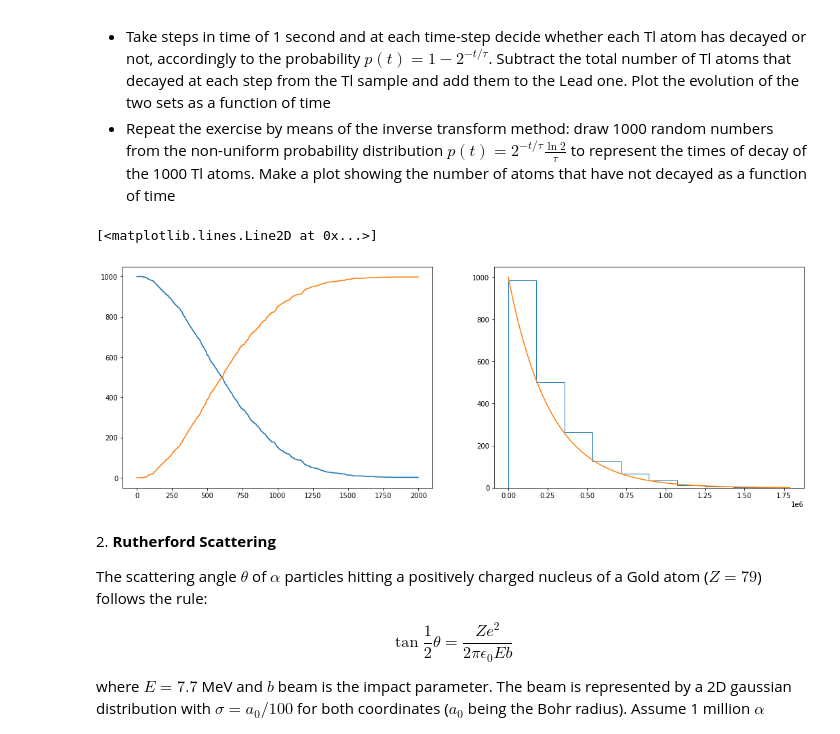
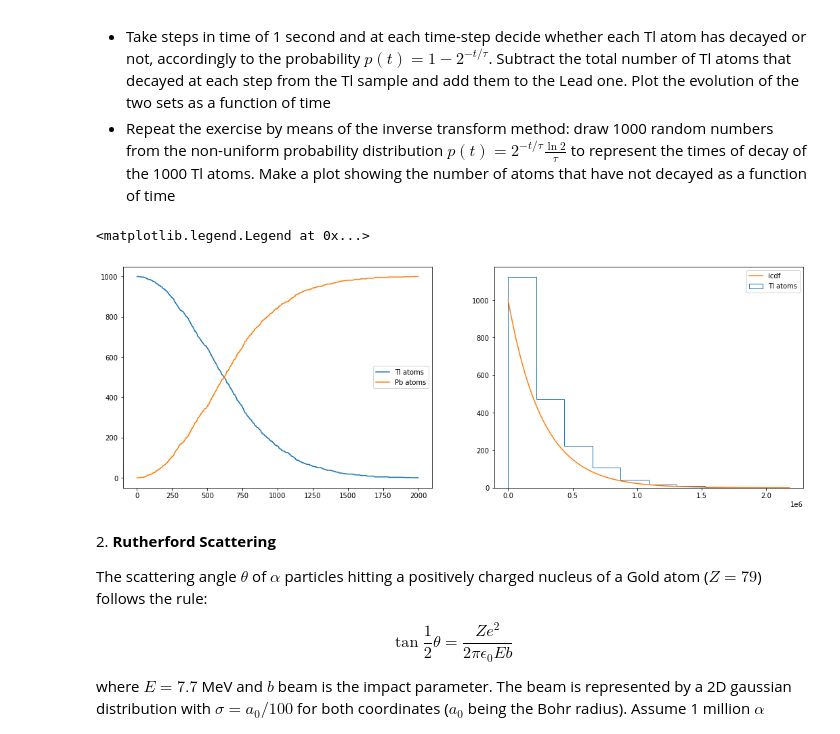
Before and after one commit to donaldssh/LaboratoryOfComputationalPhysics_Y3, a Jupyter notebook: 08ex_MonteCarlo.ipynb, the cells around one changed output. Saved outputs shown, nothing was run; the diff lists cells and outputs as text; code cells hidden in the pictures.

```diff
--- a/08ex_MonteCarlo.ipynb
+++ b/08ex_MonteCarlo.ipynb
@@ -17,39 +17,37 @@ tl_atoms = [N]
 pb_atoms = [0]
 
 def p(t):
     return 1 - 2**(-t/tau)
 
 N_steps = 2000
 
 for t in range(1, N_steps):
 
     atoms = np.random.random(tl_atoms[-1])
 
     decayed = np.sum(atoms < p(t))
 
     tl_atoms.append(tl_atoms[-1] - decayed)
     pb_atoms.append(pb_atoms[-1] + decayed)
 
 
 fig, axes = plt.subplots(1, 2, figsize = (18,6))
 
 axes[0].plot(tl_atoms)
 axes[0].plot(pb_atoms)
-
-# Repeat the exercise by means of the inverse transform method
-# def p1(t):
-#     return 2**(-t/tau)*np.log(2)/tau
+axes[0].legend(["Tl atoms", "Pb atoms"])
 
 def icdf(x):
     return -tau*np.log2(1 - x)
 
 u = np.random.random(N_steps)
 v = icdf(u)
 axes[1].hist(v, histtype='step')
 axes[1].plot(np.sort(icdf(u)), (1 - (np.sort(u)))*N)
+axes[1].legend(["icdf", "Tl atoms"])
 # %% [output]
-[<matplotlib.lines.Line2D at 0x...>]
+<matplotlib.legend.Legend at 0x...>
-[figure, old version]
+[figure, new version]
 # %% [markdown]
 2\. **Rutherford Scattering**
 
```
Also changed, not shown: 1 other file.
